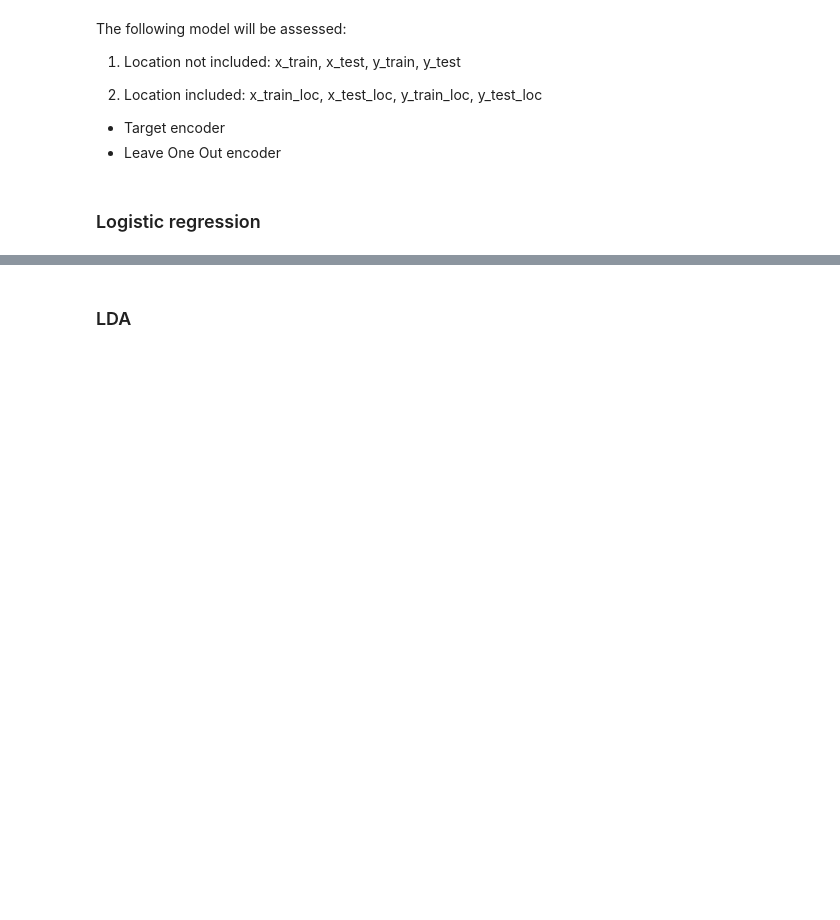
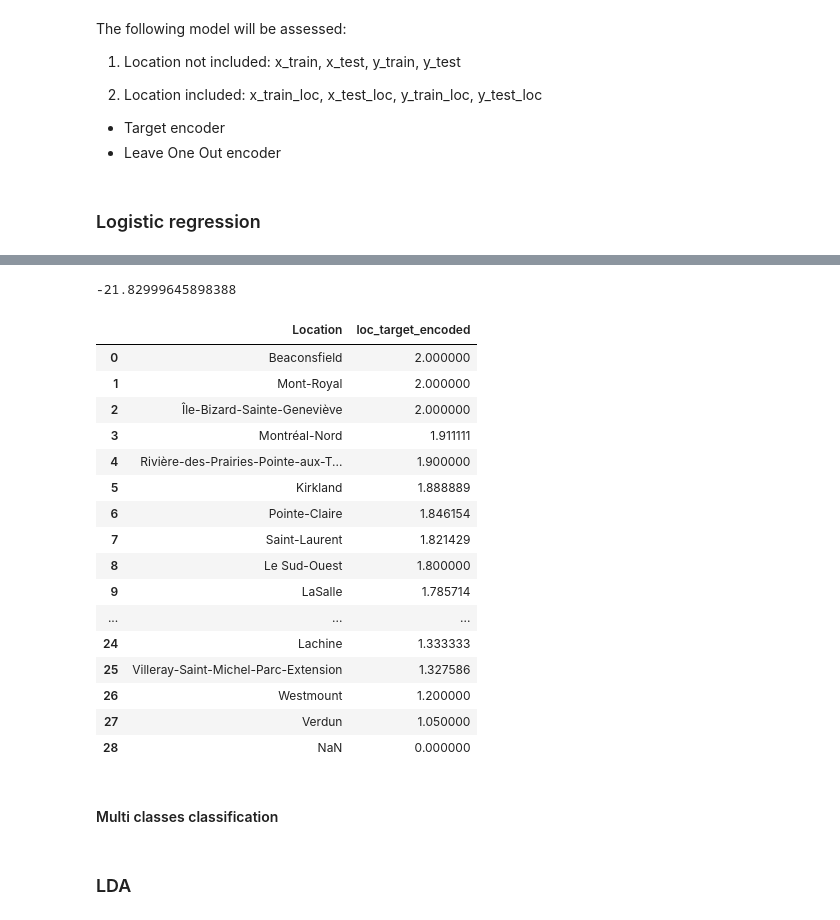
Before and after one commit to ngocmphan/survival_rate_montreal_businesses, a Jupyter notebook: survival_rate_montreal_businesses.ipynb, the cells around one changed output, grey strips where cells are left out. Cells and saved outputs as stored; diff of their text form; code cells hidden in the pictures; blank space fills up the shorter version.

Commit message:
Added interpretation of Log Reg coefficients

```diff
--- a/survival_rate_montreal_businesses.ipynb
+++ b/survival_rate_montreal_businesses.ipynb
@@ -369,4 +355,0 @@ x_test_loc = x_test_loc.rename(columns ={"Location": "loc_LOO_encoded"})
-# %%
-# Leave One Out encoding match: encoding and location
-LOO_match_train = pd.concat([x_train_target_copy, x_train_loc], axis=1)
-LOO_match_test = pd.concat([x_test_target_copy, x_test_loc], axis=1)
@@ -550,0 +488,29 @@ cm_display_multi_loc = ConfusionMatrixDisplay(cm_multi_loc).plot()
+# %%
+# Interpretation of the location
+loc_target_interpret = math.exp(log_reg_loc.coef_[0][-1])
+loc_target_perc = (loc_target_interpret - 1)*100
+loc_target_perc
+# %% [output]
+-21.82999645898388
+# %%
+LOO_match_train[['Location', 'loc_target_encoded']].drop_duplicates().sort_values(by=['loc_target_encoded'], ascending =False).reset_index(drop=True)
+# %% [output]
+|  | Location | loc_target_encoded |
+| 0 | Beaconsfield | 2.000000 |
+| 1 | Mont-Royal | 2.000000 |
+| 2 | Île-Bizard-Sainte-Geneviève | 2.000000 |
+| 3 | Montréal-Nord | 1.911111 |
+| 4 | Rivière-des-Prairies-Pointe-aux-T... | 1.900000 |
+| 5 | Kirkland | 1.888889 |
+| 6 | Pointe-Claire | 1.846154 |
+| 7 | Saint-Laurent | 1.821429 |
+| 8 | Le Sud-Ouest | 1.800000 |
+| 9 | LaSalle | 1.785714 |
+| ... | ... | ... |
+| 24 | Lachine | 1.333333 |
+| 25 | Villeray-Saint-Michel-Parc-Extension | 1.327586 |
+| 26 | Westmount | 1.200000 |
+| 27 | Verdun | 1.050000 |
+| 28 | NaN | 0.000000 |
+# %% [markdown]
+#### Multi classes classification
```
Also changed, not shown: parts of 43 cells of this notebook.
